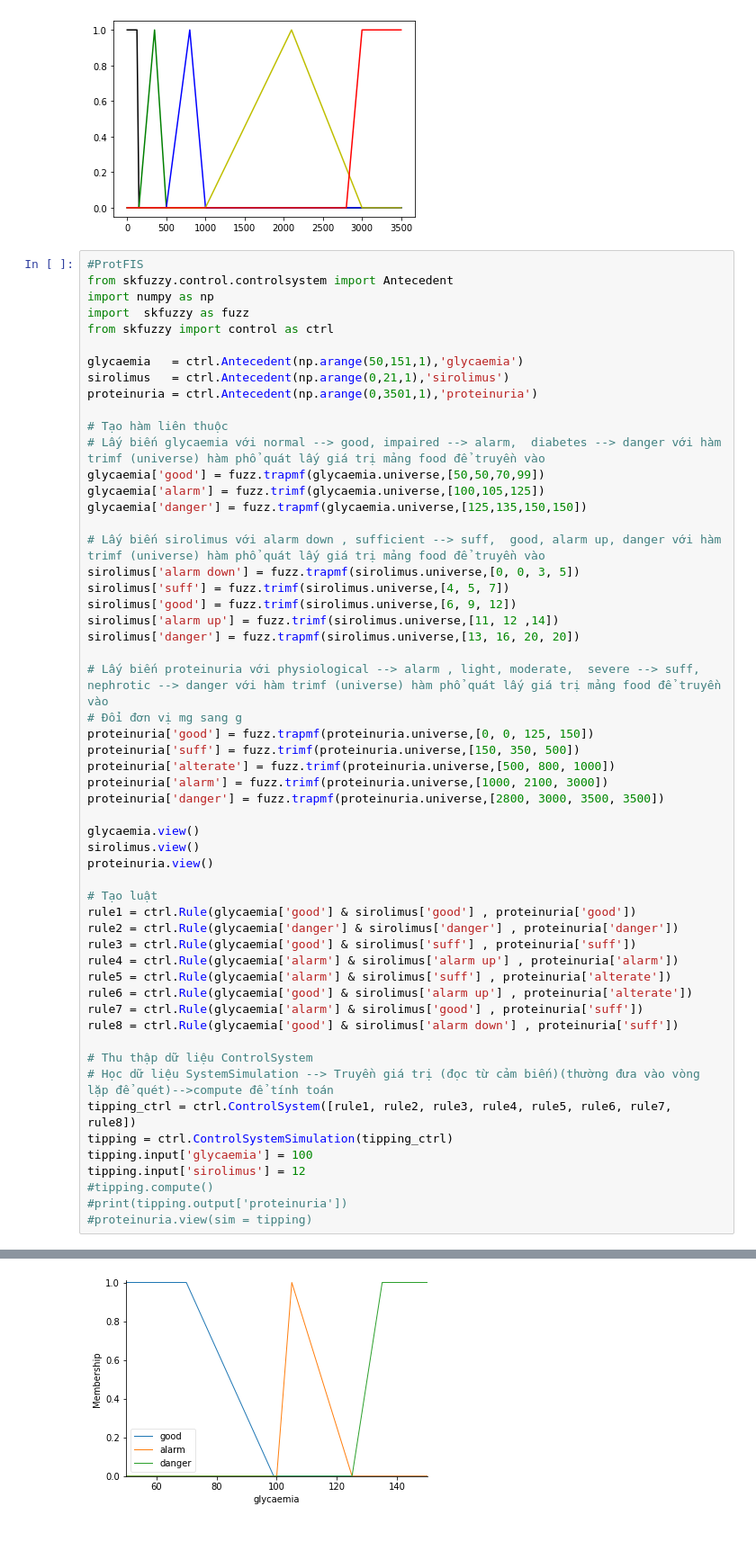
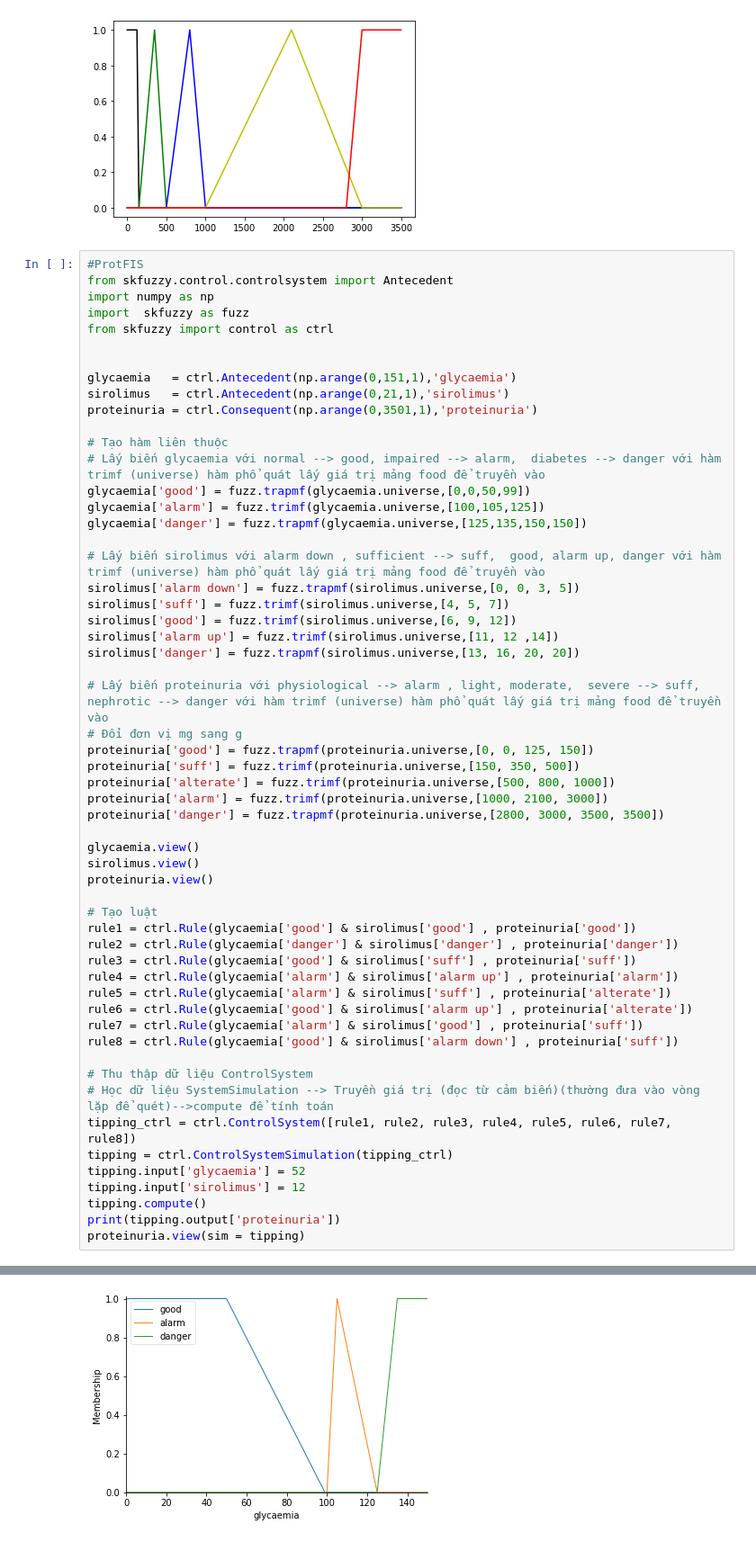
Before and after one commit to hodangtu01/HOMEWORK1---AI, a Jupyter notebook: Fuzzy_logic_based_clinical_decision_support_system_for_the_evaluation_of_renal_function_in_post_Transplant_Patients.ipynb, the cells around one changed output, grey strips where cells are left out. Shown: that part at 90% size. Saved outputs shown, nothing was run; the diff lists cells and outputs as text.

```diff
--- a/Fuzzy_logic_based_clinical_decision_support_system_for_the_evaluation_of_renal_function_in_post_Transplant_Patients.ipynb
+++ b/Fuzzy_logic_based_clinical_decision_support_system_for_the_evaluation_of_renal_function_in_post_Transplant_Patients.ipynb
@@ -73,13 +73,14 @@ import numpy as np
 import  skfuzzy as fuzz
 from skfuzzy import control as ctrl
 
-glycaemia   = ctrl.Antecedent(np.arange(50,151,1),'glycaemia')
+
+glycaemia   = ctrl.Antecedent(np.arange(0,151,1),'glycaemia')
 sirolimus   = ctrl.Antecedent(np.arange(0,21,1),'sirolimus')
-proteinuria = ctrl.Antecedent(np.arange(0,3501,1),'proteinuria')
+proteinuria = ctrl.Consequent(np.arange(0,3501,1),'proteinuria')
 
 # Tạo hàm liên thuộc
 # Lấy biến glycaemia với normal --> good, impaired --> alarm,  diabetes --> danger với hàm trimf (universe) hàm phổ quát lấy giá trị mảng food để truyền vào
-glycaemia['good'] = fuzz.trapmf(glycaemia.universe,[50,50,70,99])
+glycaemia['good'] = fuzz.trapmf(glycaemia.universe,[0,0,50,99])
 glycaemia['alarm'] = fuzz.trimf(glycaemia.universe,[100,105,125])
 glycaemia['danger'] = fuzz.trapmf(glycaemia.universe,[125,135,150,150])
 
@@ -116,9 +117,9 @@ rule8 = ctrl.Rule(glycaemia['good'] & sirolimus['alarm down'] , proteinuria['suf
 # Học dữ liệu SystemSimulation --> Truyền giá trị (đọc từ cảm biến)(thường đưa vào vòng lặp để quét)-->compute để tính toán
 tipping_ctrl = ctrl.ControlSystem([rule1, rule2, rule3, rule4, rule5, rule6, rule7, rule8])
 tipping = ctrl.ControlSystemSimulation(tipping_ctrl)
-tipping.input['glycaemia'] = 100
+tipping.input['glycaemia'] = 52
 tipping.input['sirolimus'] = 12
-#tipping.compute()
-#print(tipping.output['proteinuria'])
-#proteinuria.view(sim = tipping)
+tipping.compute()
+print(tipping.output['proteinuria'])
+proteinuria.view(sim = tipping)
 # %% [output]
@@ -125,3 +127,3 @@ tipping.input['sirolimus'] = 12
-[figure, old version]
+[figure, new version]
 [figure]
 [figure]
```
Also changed, not shown: parts of 2 cells of this notebook.
